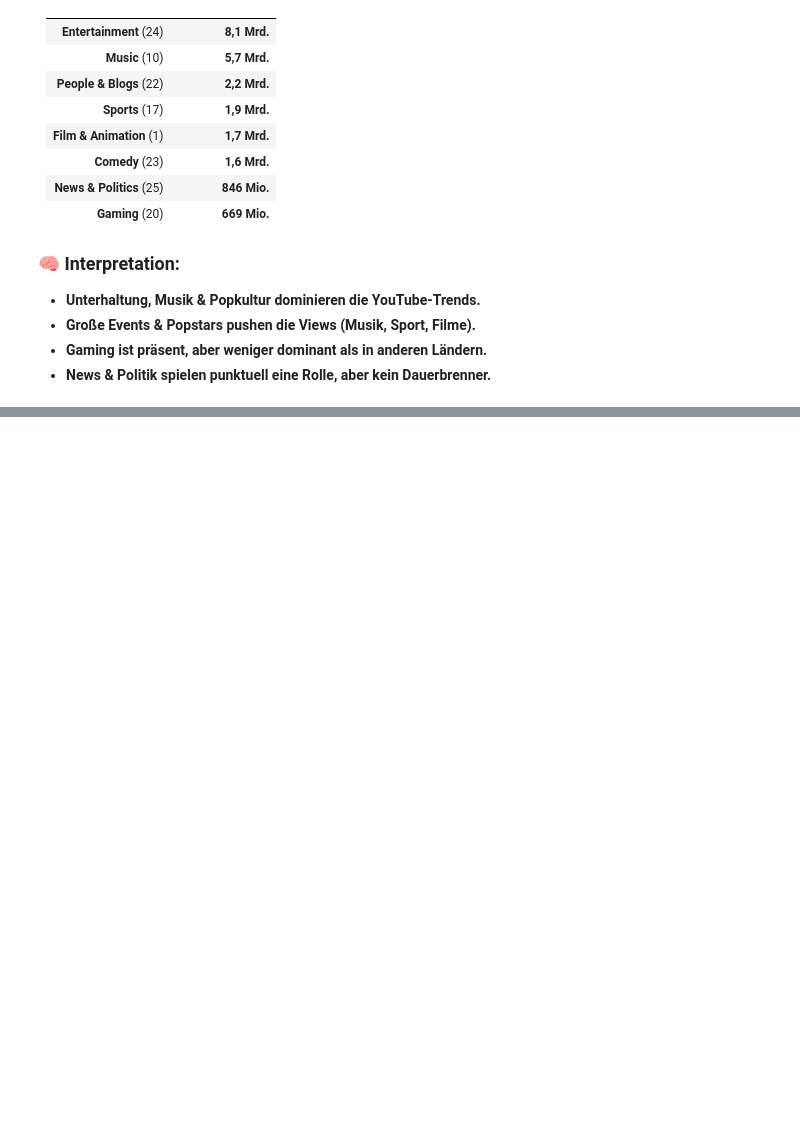
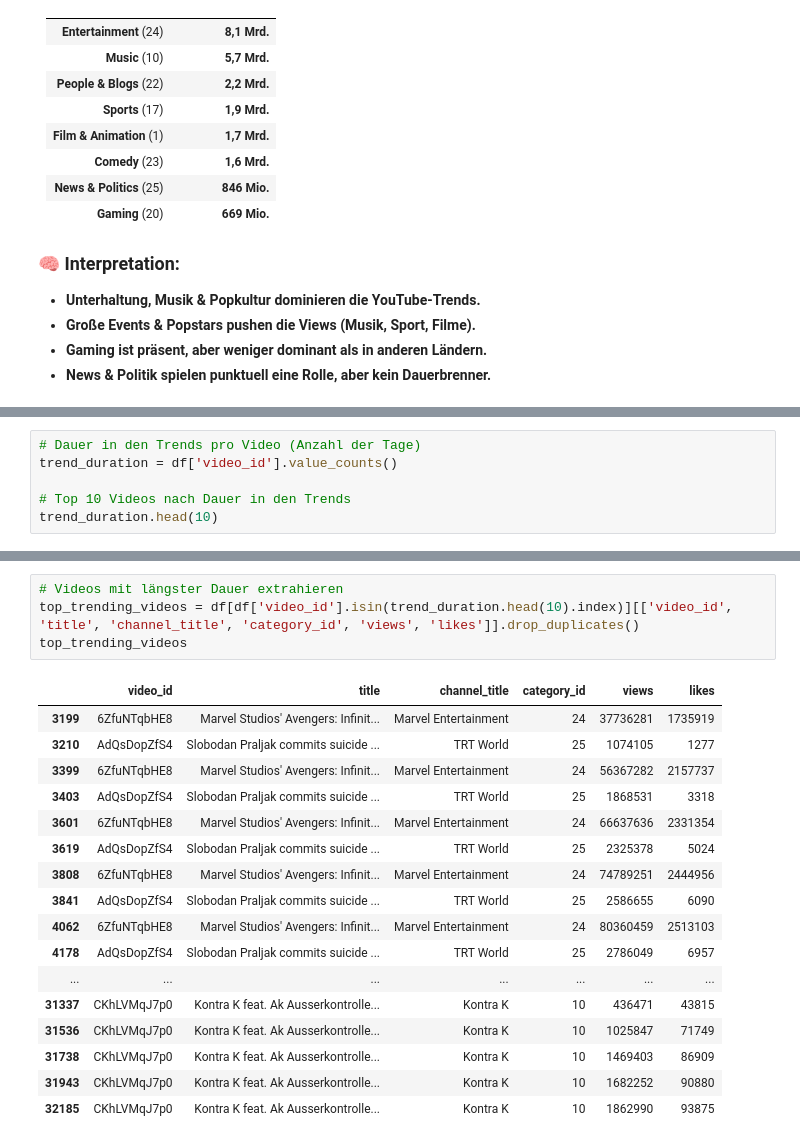
Before and after one commit to adflix/youtube-trending-analysis, a Jupyter notebook: notebooks/youtube_trending_analysis.ipynb, the cells around one changed output, grey strips where cells are left out. Drawn from its saved outputs; the diff is of its cells as text; blank space fills up the shorter version.

Commit message:
Trend-Dauer analysiert (5-7 Tage Videos)

```diff
--- a/notebooks/youtube_trending_analysis.ipynb
+++ b/notebooks/youtube_trending_analysis.ipynb
@@ -275,0 +285,6 @@ Name: views, dtype: int64
+# %%
+# Dauer in den Trends pro Video (Anzahl der Tage)
+trend_duration = df['video_id'].value_counts()
+
+# Top 10 Videos nach Dauer in den Trends
+trend_duration.head(10)
@@ -275,0 +311,22 @@ Name: views, dtype: int64
+# %%
+# Videos mit längster Dauer extrahieren
+top_trending_videos = df[df['video_id'].isin(trend_duration.head(10).index)][['video_id', 'title', 'channel_title', 'category_id', 'views', 'likes']].drop_duplicates()
+top_trending_videos
+# %% [output]
+|  | video_id | title | channel_title | category_id | views | likes |
+| 3199 | 6ZfuNTqbHE8 | Marvel Studios' Avengers: Infinit... | Marvel Entertainment | 24 | 37736281 | 1735919 |
+| 3210 | AdQsDopZfS4 | Slobodan Praljak commits suicide ... | TRT World | 25 | 1074105 | 1277 |
+| 3399 | 6ZfuNTqbHE8 | Marvel Studios' Avengers: Infinit... | Marvel Entertainment | 24 | 56367282 | 2157737 |
+| 3403 | AdQsDopZfS4 | Slobodan Praljak commits suicide ... | TRT World | 25 | 1868531 | 3318 |
+| 3601 | 6ZfuNTqbHE8 | Marvel Studios' Avengers: Infinit... | Marvel Entertainment | 24 | 66637636 | 2331354 |
+| 3619 | AdQsDopZfS4 | Slobodan Praljak commits suicide ... | TRT World | 25 | 2325378 | 5024 |
+| 3808 | 6ZfuNTqbHE8 | Marvel Studios' Avengers: Infinit... | Marvel Entertainment | 24 | 74789251 | 2444956 |
+| 3841 | AdQsDopZfS4 | Slobodan Praljak commits suicide ... | TRT World | 25 | 2586655 | 6090 |
+| 4062 | 6ZfuNTqbHE8 | Marvel Studios' Avengers: Infinit... | Marvel Entertainment | 24 | 80360459 | 2513103 |
+| 4178 | AdQsDopZfS4 | Slobodan Praljak commits suicide ... | TRT World | 25 | 2786049 | 6957 |
+| ... | ... | ... | ... | ... | ... | ... |
+| 31337 | CKhLVMqJ7p0 | Kontra K feat. Ak Ausserkontrolle... | Kontra K | 10 | 436471 | 43815 |
+| 31536 | CKhLVMqJ7p0 | Kontra K feat. Ak Ausserkontrolle... | Kontra K | 10 | 1025847 | 71749 |
+| 31738 | CKhLVMqJ7p0 | Kontra K feat. Ak Ausserkontrolle... | Kontra K | 10 | 1469403 | 86909 |
+| 31943 | CKhLVMqJ7p0 | Kontra K feat. Ak Ausserkontrolle... | Kontra K | 10 | 1682252 | 90880 |
+| 32185 | CKhLVMqJ7p0 | Kontra K feat. Ak Ausserkontrolle... | Kontra K | 10 | 1862990 | 93875 |
```
Also changed, not shown: parts of 4 cells of this notebook.
